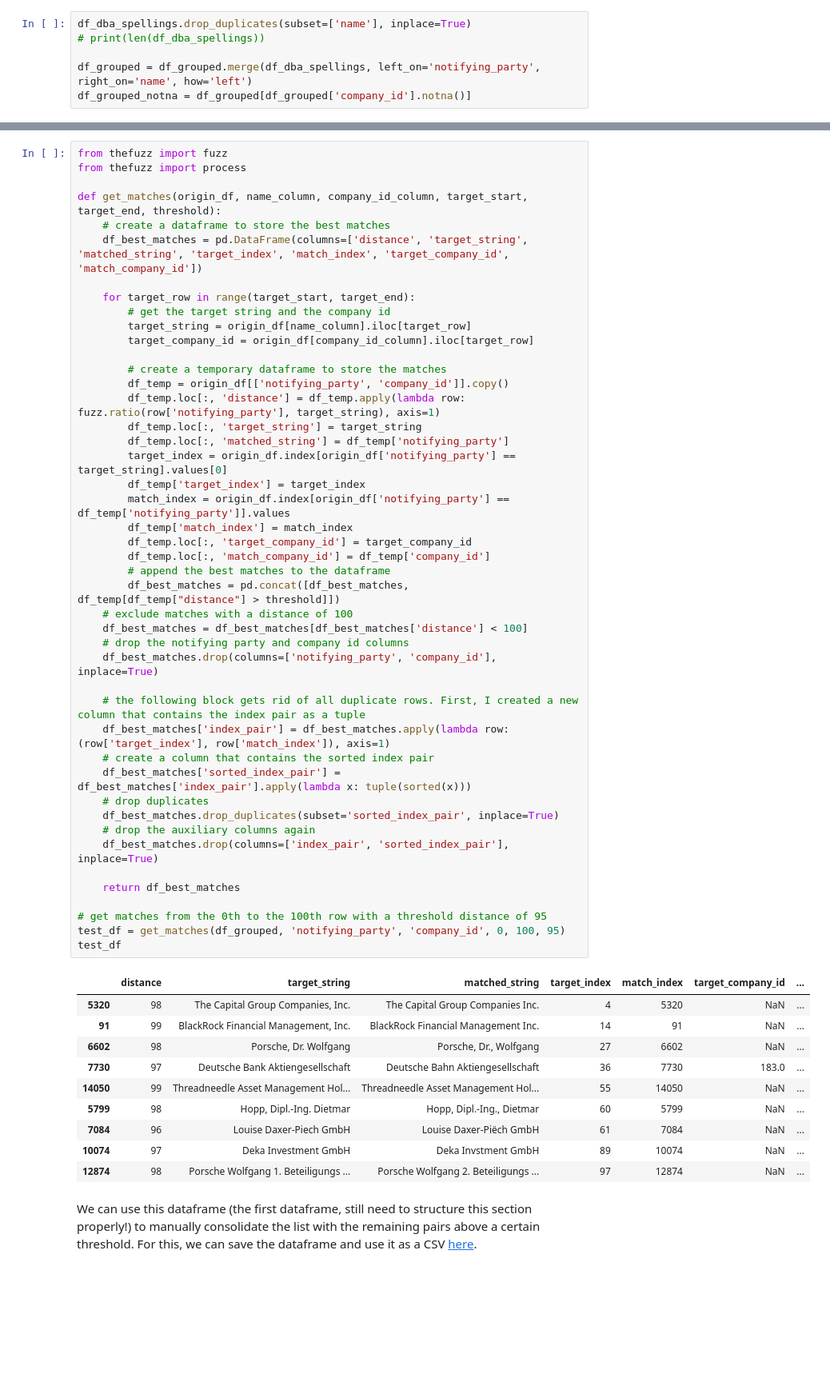
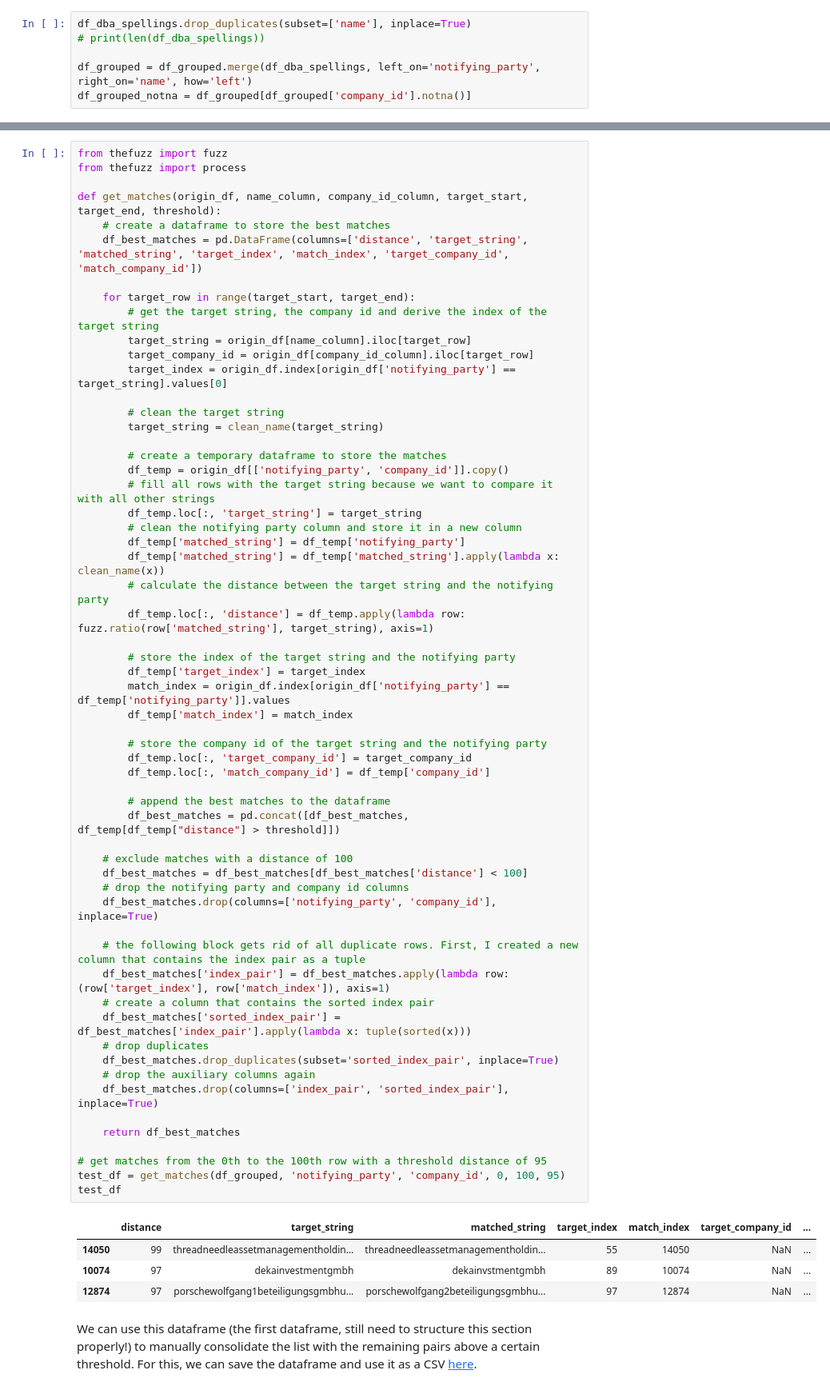
Before and after one commit to KensingtonOscupant/germanyinc-shareholders, a Jupyter notebook: src/exploration.ipynb, the cells around one changed output, grey strips where cells are left out. Shown at 80% size. Cells and saved outputs as stored; diff of their text form; blank space fills up the shorter version.

Commit message:
added table of contents and integrated key identity cleaning script

```diff
--- a/src/exploration.ipynb
+++ b/src/exploration.ipynb
@@ -120,53 +175,60 @@ def get_matches(origin_df, name_column, company_id_column, target_start, target_
     df_best_matches = pd.DataFrame(columns=['distance', 'target_string', 'matched_string', 'target_index', 'match_index', 'target_company_id', 'match_company_id'])
 
     for target_row in range(target_start, target_end):
-        # get the target string and the company id
+        # get the target string, the company id and derive the index of the target string
         target_string = origin_df[name_column].iloc[target_row]
         target_company_id = origin_df[company_id_column].iloc[target_row]
+        target_index = origin_df.index[origin_df['notifying_party'] == target_string].values[0]
+
+        # clean the target string
+        target_string = clean_name(target_string)
 
         # create a temporary dataframe to store the matches
         df_temp = origin_df[['notifying_party', 'company_id']].copy()
-        df_temp.loc[:, 'distance'] = df_temp.apply(lambda row: fuzz.ratio(row['notifying_party'], target_string), axis=1)
+        # fill all rows with the target string because we want to compare it with all other strings
         df_temp.loc[:, 'target_string'] = target_string
-        df_temp.loc[:, 'matched_string'] = df_temp['notifying_party']
-        target_index = origin_df.index[origin_df['notifying_party'] == target_string].values[0]
+        # clean the notifying party column and store it in a new column
+        df_temp['matched_string'] = df_temp['notifying_party']
+        df_temp['matched_string'] = df_temp['matched_string'].apply(lambda x: clean_name(x))
+        # calculate the distance between the target string and the notifying party
+        df_temp.loc[:, 'distance'] = df_temp.apply(lambda row: fuzz.ratio(row['matched_string'], target_string), axis=1)
+
+        # store the index of the target string and the notifying party
         df_temp['target_index'] = target_index
         match_index = origin_df.index[origin_df['notifying_party'] == df_temp['notifying_party']].values
         df_temp['match_index'] = match_index
+
+        # store the company id of the target string and the notifying party
         df_temp.loc[:, 'target_company_id'] = target_company_id
         df_temp.loc[:, 'match_company_id'] = df_temp['company_id']
+
         # append the best matches to the dataframe
         df_best_matches = pd.concat([df_best_matches, df_temp[df_temp["distance"] > threshold]])
+
     # exclude matches with a distance of 100
     df_best_matches = df_best_matches[df_best_matches['distance'] < 100]
     # drop the notifying party and company id columns
     df_best_matches.drop(columns=['notifying_party', 'company_id'], inplace=True)
 
     # the following block gets rid of all duplicate rows. First, I created a new column that contains the index pair as a tuple
     df_best_matches['index_pair'] = df_best_matches.apply(lambda row: (row['target_index'], row['match_index']), axis=1)
     # create a column that contains the sorted index pair
     df_best_matches['sorted_index_pair'] = df_best_matches['index_pair'].apply(lambda x: tuple(sorted(x)))
     # drop duplicates
     df_best_matches.drop_duplicates(subset='sorted_index_pair', inplace=True)
     # drop the auxiliary columns again
     df_best_matches.drop(columns=['index_pair', 'sorted_index_pair'], inplace=True)
 
     return df_best_matches
 
 # get matches from the 0th to the 100th row with a threshold distance of 95
 test_df = get_matches(df_grouped, 'notifying_party', 'company_id', 0, 100, 95)
 test_df
 # %% [output]
 |  | distance | target_string | matched_string | target_index | match_index | target_company_id | ... |
-| 5320 | 98 | The Capital Group Companies, Inc. | The Capital Group Companies Inc. | 4 | 5320 | NaN | ... |
-| 91 | 99 | BlackRock Financial Management, Inc. | BlackRock Financial Management Inc. | 14 | 91 | NaN | ... |
-| 6602 | 98 | Porsche, Dr. Wolfgang | Porsche, Dr., Wolfgang | 27 | 6602 | NaN | ... |
-| 7730 | 97 | Deutsche Bank Aktiengesellschaft | Deutsche Bahn Aktiengesellschaft | 36 | 7730 | 183.0 | ... |
-| 14050 | 99 | Threadneedle Asset Management Hol... | Threadneedle Asset Management Hol... | 55 | 14050 | NaN | ... |
-| 5799 | 98 | Hopp, Dipl.-Ing. Dietmar | Hopp, Dipl.-Ing., Dietmar | 60 | 5799 | NaN | ... |
-| 7084 | 96 | Louise Daxer-Piech GmbH | Louise Daxer-Piëch GmbH | 61 | 7084 | NaN | ... |
-| 10074 | 97 | Deka Investment GmbH | Deka Invstment GmbH | 89 | 10074 | NaN | ... |
-| 12874 | 98 | Porsche Wolfgang 1. Beteiligungs ... | Porsche Wolfgang 2. Beteiligungs ... | 97 | 12874 | NaN | ... |
+| 14050 | 99 | threadneedleassetmanagementholdin... | threadneedleassetmanagementholdin... | 55 | 14050 | NaN | ... |
+| 10074 | 97 | dekainvestmentgmbh | dekainvstmentgmbh | 89 | 10074 | NaN | ... |
+| 12874 | 97 | porschewolfgang1beteiligungsgmbhu... | porschewolfgang2beteiligungsgmbhu... | 97 | 12874 | NaN | ... |
 # %% [markdown]
 We can use this dataframe (the first dataframe, still need to structure this section properly!) to manually consolidate the list with the remaining pairs above a certain threshold. For this, we can save the dataframe and use it as a CSV [here](https://github.com/KensingtonOscupant/germanyinc-shareholders-clu).
 # %%
```
Also changed, not shown: parts of 10 cells of this notebook.
